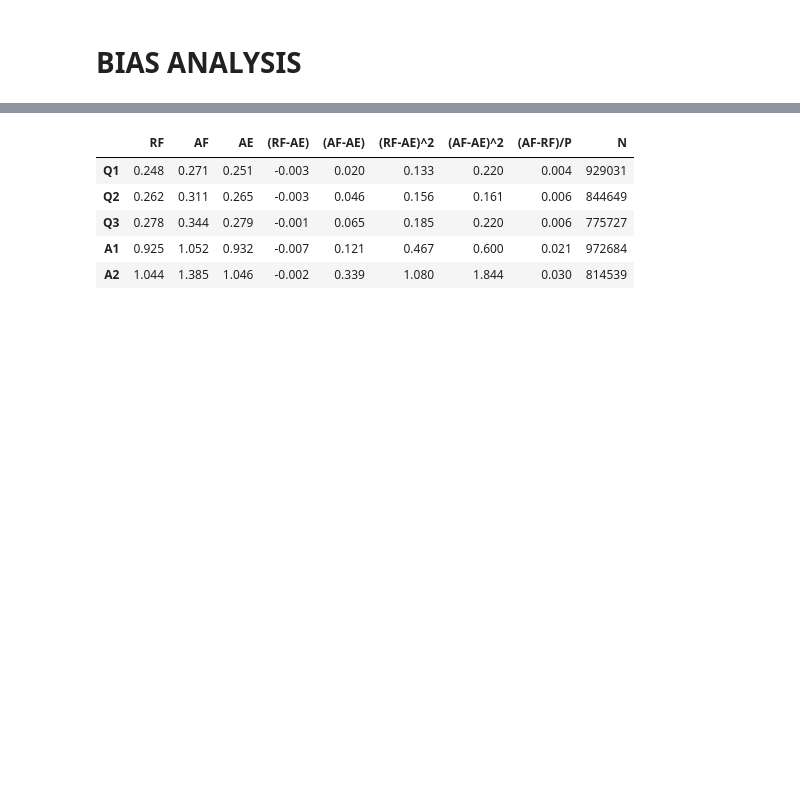
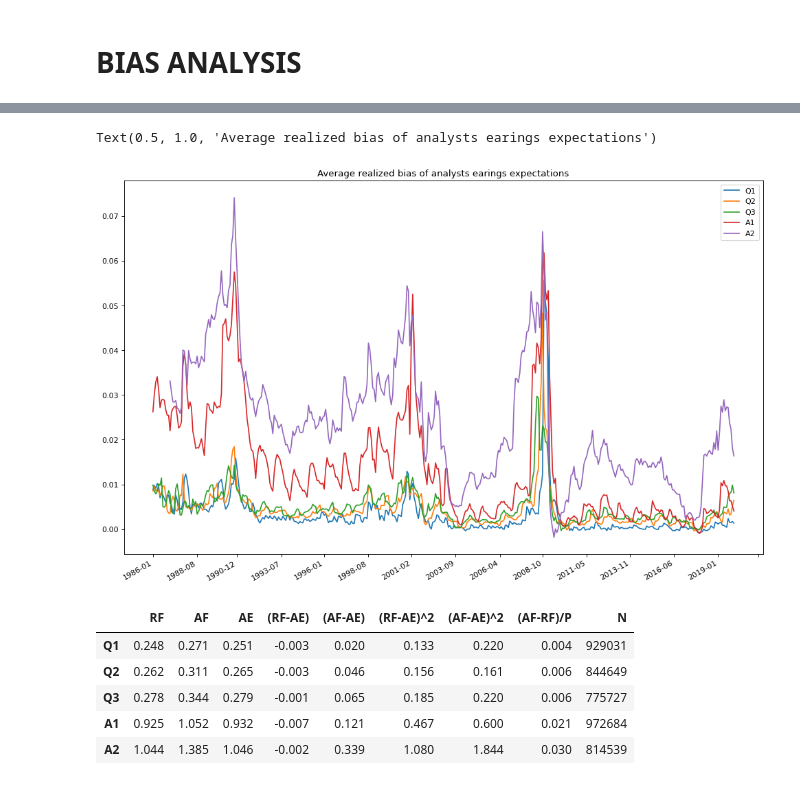
Before and after one commit to NicoloMarsucco/ML-financial-modelling, a Jupyter notebook: bias_analysis.ipynb, the cells around one changed output, grey strips where cells are left out. Saved outputs shown, nothing was run; the diff lists cells and outputs as text; code cells hidden in the pictures; blank space fills up the shorter version.

```diff
--- a/bias_analysis.ipynb
+++ b/bias_analysis.ipynb
@@ -21,3 +30,16 @@ for period, df in data.items():
+# %%
+plt.figure(figsize=(15, 10), dpi=80)
+for period, df in data.items():
+    df['bias_analyst_actual'] = (df.adj_meanest - df.adj_actual) / df.price
+    plt.plot(df.Date.unique().astype(str), df.groupby(['Date']).bias_analyst_actual.apply(lambda x: stats.trim_mean(x, 0.01)), label=period);
+locator = mdate.MonthLocator()
+plt.gca().xaxis.set_major_locator(locator)
+plt.gcf().autofmt_xdate()
+plt.legend()
+plt.title('Average realized bias of analysts earings expectations')
+# %% [output]
+Text(0.5, 1.0, 'Average realized bias of analysts earings expectations')
+[figure, added]
 # %%
 def compute_bias_results ( period):
     df = data[period]
```
Also changed, not shown: parts of 4 cells of this notebook.
